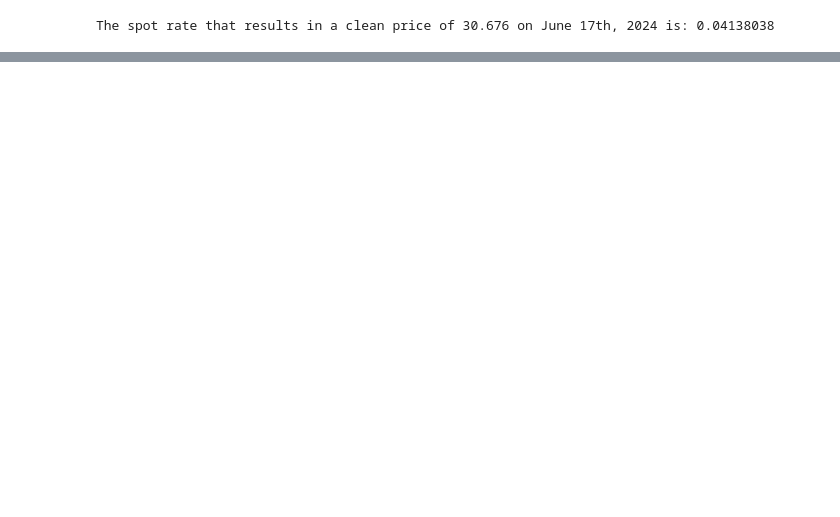
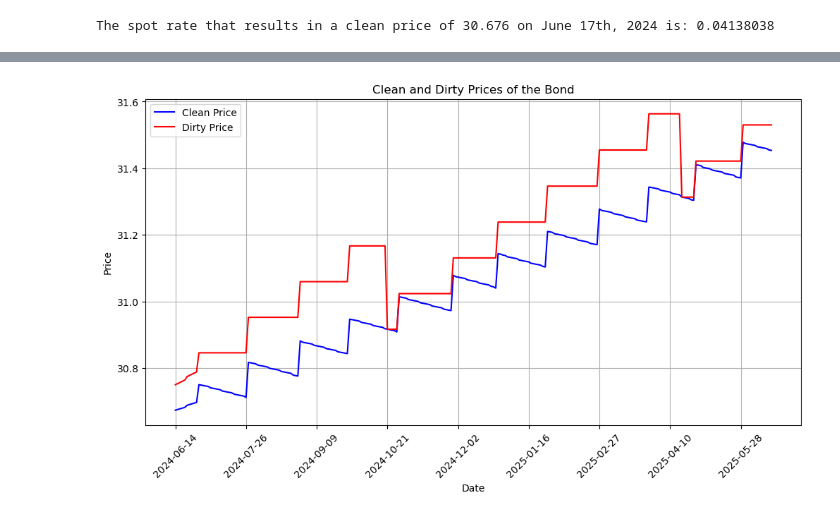
Before and after one commit to a1vardanyan/Bonds, a Jupyter notebook: uk_bonds_price_dynamic.ipynb, the cells around one changed output, grey strips where cells are left out. Cells and saved outputs as stored; diff of their text form; code cells hidden in the pictures; blank space fills up the shorter version.

```diff
--- a/uk_bonds_price_dynamic.ipynb
+++ b/uk_bonds_price_dynamic.ipynb
@@ -278,0 +408,18 @@ plt.show()
+# %%
+# Plot the data
+plt.figure(figsize=(12, 6))
+plt.plot(df['Date'], df['Clean Price'], label='Clean Price', color='blue')
+plt.plot(df['Date'], df['Dirty Price'], label='Dirty Price', color='red')
+plt.xlabel('Date')
+plt.ylabel('Price')
+plt.title('Clean and Dirty Prices of the Bond')
+plt.legend()
+plt.grid(True)
+
+# Rotate x-axis labels and set major locator for better readability
+plt.xticks(rotation=45)
+plt.gca().xaxis.set_major_locator(plt.MaxNLocator(nbins=10))
+
+plt.show()
+# %% [output]
+[figure, added]
```
Also changed, not shown: parts of 4 cells of this notebook.
